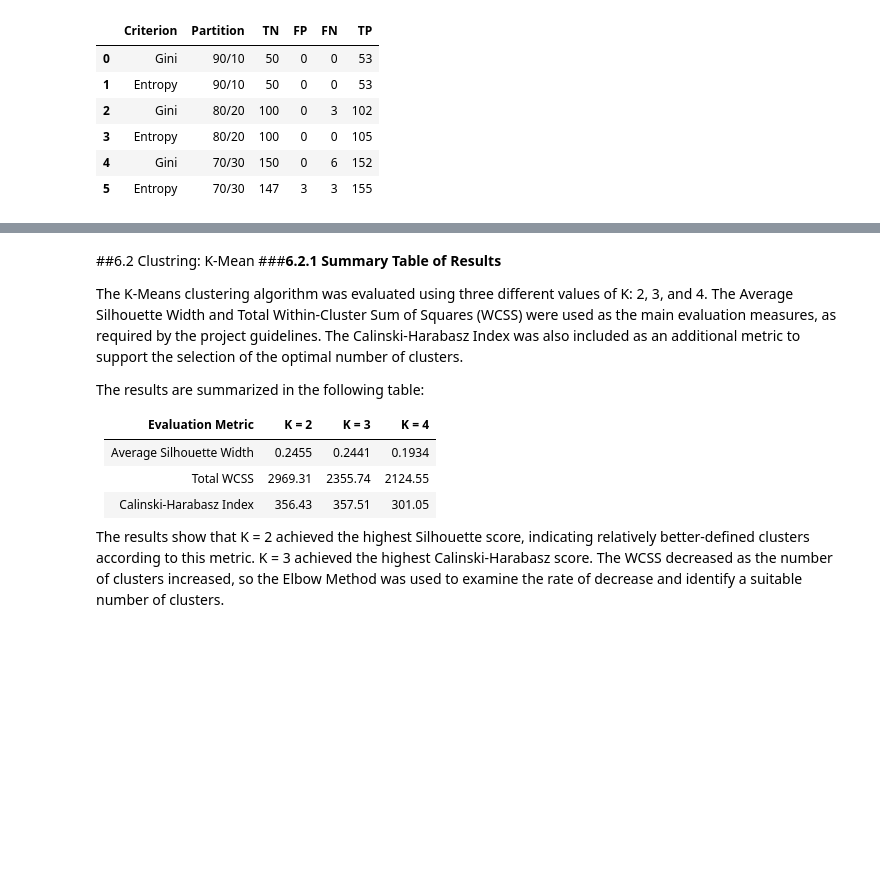
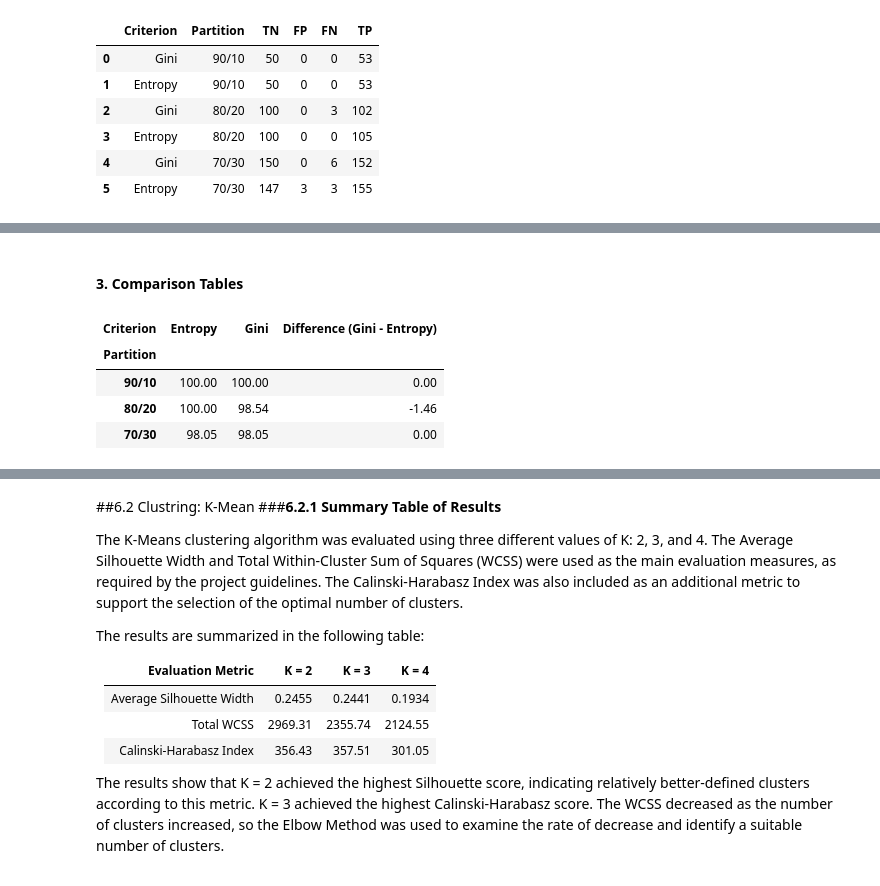
Before and after one commit to raneem-a1/IT326-Heart-Disease-project, a Jupyter notebook: final_report.ipynb, the cells around one changed output, grey strips where cells are left out. Drawn from its saved outputs; the diff is of its cells as text; code cells hidden in the pictures; blank space fills up the shorter version.

```diff
--- a/final_report.ipynb
+++ b/final_report.ipynb
@@ -425,0 +448,13 @@ pd.DataFrame(cm_rows)
+# %% [markdown]
+#### 3. Comparison Tables
+# %%
+# Accuracy: rows = partition, columns = criterion
+acc_table = results.pivot(index='Partition', columns='Criterion', values='Accuracy').loc[list(partitions)]
+acc_table['Difference (Gini - Entropy)'] = acc_table['Gini'] - acc_table['Entropy']
+(acc_table * 100).round(2)
+# %% [output]
+| Criterion | Entropy | Gini | Difference (Gini - Entropy) |
+| Partition |  |  |  |
+| 90/10 | 100.00 | 100.00 | 0.00 |
+| 80/20 | 100.00 | 98.54 | -1.46 |
+| 70/30 | 98.05 | 98.05 | 0.00 |
```
Also changed, not shown: parts of 4 cells of this notebook.
